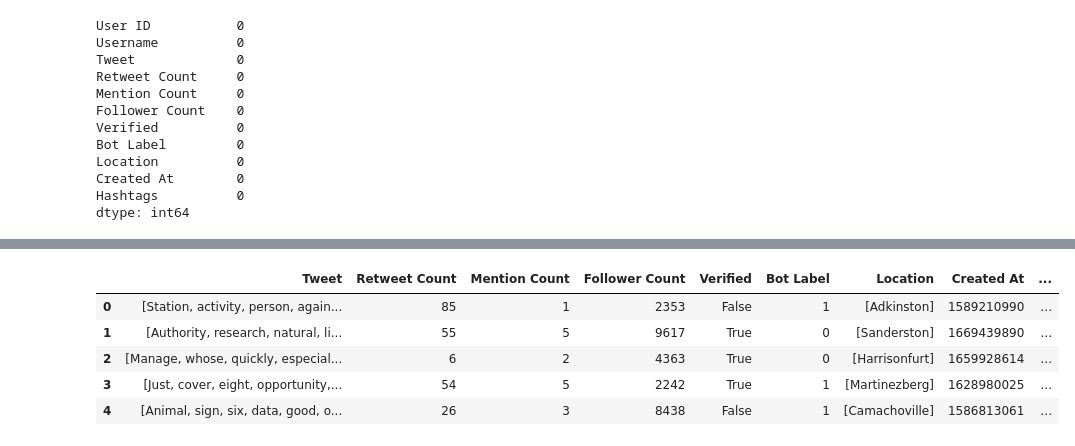
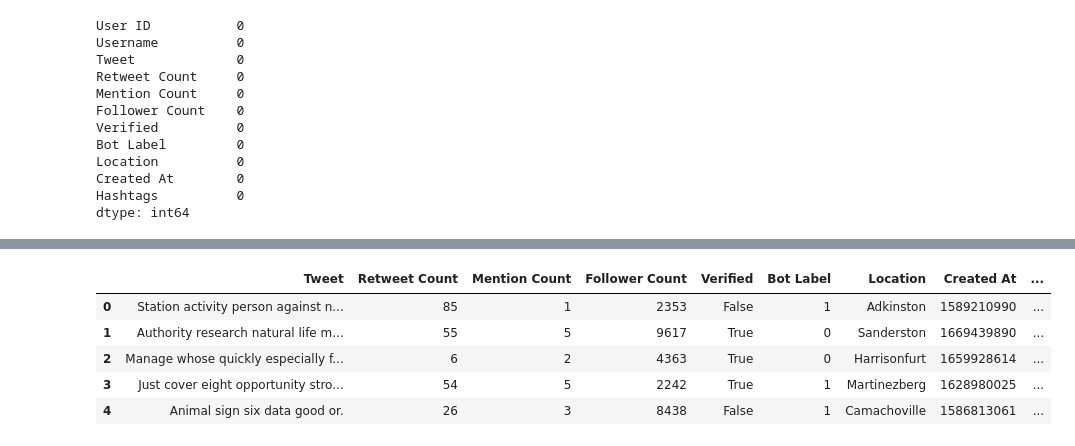
Before and after one commit to jPorterDosch/Twitter-Bot-Detection, a Jupyter notebook: preprocessing.ipynb, the cells around one changed output, grey strips where cells are left out. Saved outputs shown, nothing was run; the diff lists cells and outputs as text; code cells hidden in the pictures.

```diff
--- a/preprocessing.ipynb
+++ b/preprocessing.ipynb
@@ -117,32 +108,12 @@ Created At        0
 Hashtags          0
 dtype: int64
 # %%
-# Source: https://tedboy.github.io/nlps/generated/generated/nltk.tokenize.TweetTokenizer.html
-from nltk.tokenize import TweetTokenizer, word_tokenize # For tweets and Word-level tokenizer for locations and hashtags, respectively
-
-import nltk
-nltk.download('punkt_tab') # Have to download several extra packages to get tokenizer working
-
 '''
 Looks like data is already fairly clean, the only NaN column is hashtags
 We want our model to generalize, so it should not include the User ID or Username as parameters
 The bot label will need to be dropped before feeding data to the model.
-Our biggest problem now is the string labels - they can't be one-hot-encoded, so we will need to tokenize them.
 '''
 
 df = df.drop(["User ID", "Username"], axis=1)
 df.head()
-
-twt_tokenizer = TweetTokenizer()
-
-def tokenize_column(column_name: str):
-    assert df[column_name].dtype == 'object', f"Column: {column_name} is not a string."
-    df[column_name] = df[column_name].apply(word_tokenize)
-
-tokenize_column("Location")
-tokenize_column("Hashtags")
-
-df["Tweet"] = df["Tweet"].apply(twt_tokenizer.tokenize)
-
-df.head()
 # %% [output]
@@ -152,6 +120,6 @@ df.head()
 |  | Tweet | Retweet Count | Mention Count | Follower Count | Verified | Bot Label | Location | Created At | ... |
-| 0 | [Station, activity, person, again... | 85 | 1 | 2353 | False | 1 | [Adkinston] | 1589210990 | ... |
-| 1 | [Authority, research, natural, li... | 55 | 5 | 9617 | True | 0 | [Sanderston] | 1669439890 | ... |
-| 2 | [Manage, whose, quickly, especial... | 6 | 2 | 4363 | True | 0 | [Harrisonfurt] | 1659928614 | ... |
-| 3 | [Just, cover, eight, opportunity,... | 54 | 5 | 2242 | True | 1 | [Martinezberg] | 1628980025 | ... |
-| 4 | [Animal, sign, six, data, good, o... | 26 | 3 | 8438 | False | 1 | [Camachoville] | 1586813061 | ... |
+| 0 | Station activity person against n... | 85 | 1 | 2353 | False | 1 | Adkinston | 1589210990 | ... |
+| 1 | Authority research natural life m... | 55 | 5 | 9617 | True | 0 | Sanderston | 1669439890 | ... |
+| 2 | Manage whose quickly especially f... | 6 | 2 | 4363 | True | 0 | Harrisonfurt | 1659928614 | ... |
+| 3 | Just cover eight opportunity stro... | 54 | 5 | 2242 | True | 1 | Martinezberg | 1628980025 | ... |
+| 4 | Animal sign six data good or. | 26 | 3 | 8438 | False | 1 | Camachoville | 1586813061 | ... |
```
Also changed, not shown: parts of 12 cells of this notebook, 5 other files.
